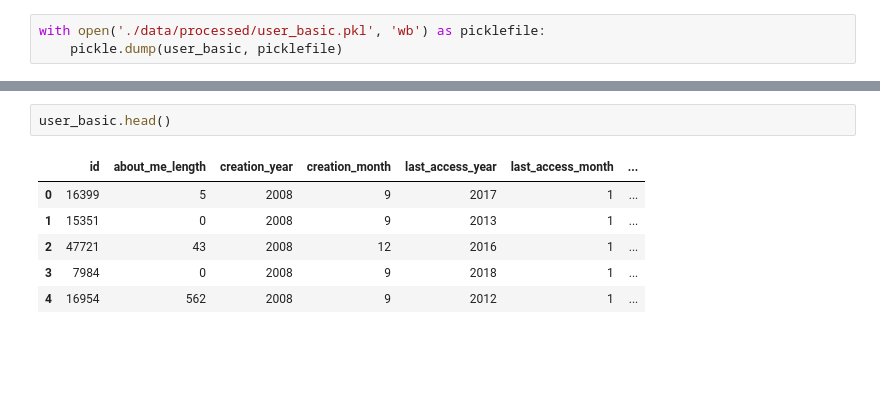
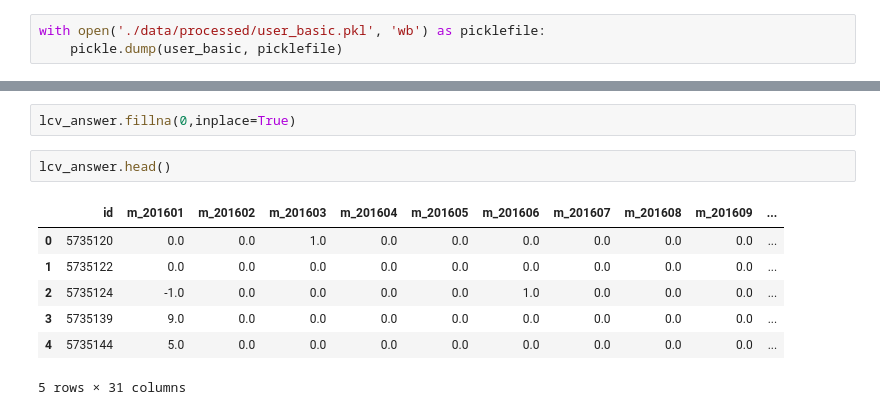
Before and after one commit to leomaxx/StackOverflowChurnAnalysis, a Jupyter notebook: 00_bigQuery_getData.ipynb, the cells around one changed output, grey strips where cells are left out. Saved outputs shown, nothing was run; the diff lists cells and outputs as text; blank space fills up the shorter version.

```diff
--- a/00_bigQuery_getData.ipynb
+++ b/00_bigQuery_getData.ipynb
@@ -611,9 +1042,12 @@ with open('./data/processed/user_basic.pkl', 'wb') as picklefile:
+# %%
+lcv_answer.fillna(0,inplace=True)
 # %%
-user_basic.head()
+lcv_answer.head()
 # %% [output]
-|  | id | about_me_length | creation_year | creation_month | last_access_year | last_access_month | ... |
-| 0 | 16399 | 5 | 2008 | 9 | 2017 | 1 | ... |
-| 1 | 15351 | 0 | 2008 | 9 | 2013 | 1 | ... |
-| 2 | 47721 | 43 | 2008 | 12 | 2016 | 1 | ... |
-| 3 | 7984 | 0 | 2008 | 9 | 2018 | 1 | ... |
-| 4 | 16954 | 562 | 2008 | 9 | 2012 | 1 | ... |
+|  | id | m_201601 | m_201602 | m_201603 | m_201604 | m_201605 | m_201606 | m_201607 | m_201608 | m_201609 | ... |
+| 0 | 5735120 | 0.0 | 0.0 | 1.0 | 0.0 | 0.0 | 0.0 | 0.0 | 0.0 | 0.0 | ... |
+| 1 | 5735122 | 0.0 | 0.0 | 0.0 | 0.0 | 0.0 | 0.0 | 0.0 | 0.0 | 0.0 | ... |
+| 2 | 5735124 | -1.0 | 0.0 | 0.0 | 0.0 | 0.0 | 1.0 | 0.0 | 0.0 | 0.0 | ... |
+| 3 | 5735139 | 9.0 | 0.0 | 0.0 | 0.0 | 0.0 | 0.0 | 0.0 | 0.0 | 0.0 | ... |
+| 4 | 5735144 | 5.0 | 0.0 | 0.0 | 0.0 | 0.0 | 0.0 | 0.0 | 0.0 | 0.0 | ... |
+5 rows × 31 columns
```
Also changed, not shown: parts of 59 cells of this notebook, 9 other files.
